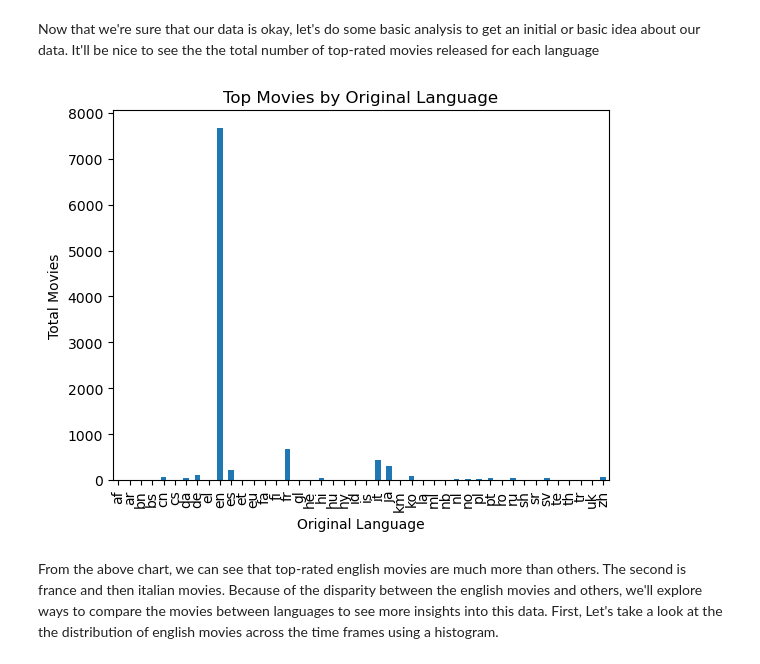
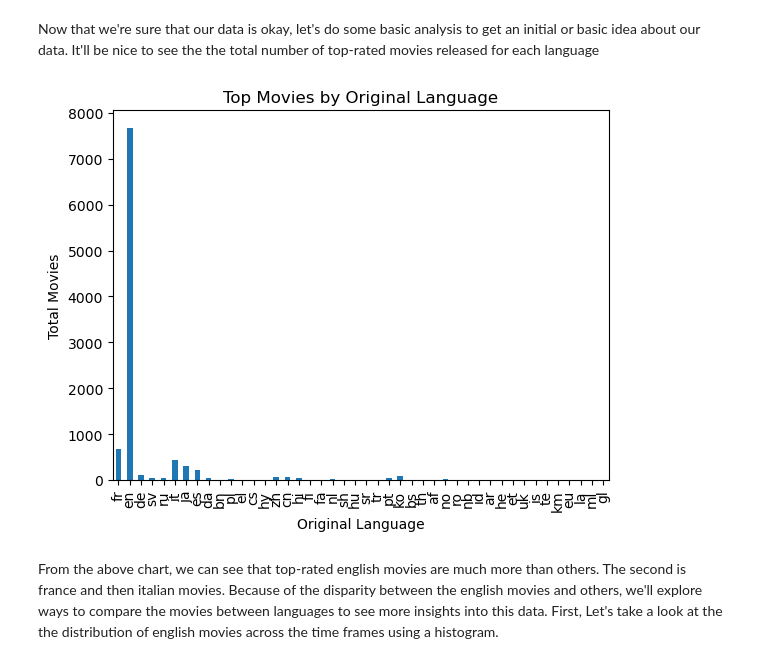
Before and after one commit to chikeibezim/analyzing-top-rated-movies, a Jupyter notebook: analyzing-all-time-top-rated-movies.ipynb, the cells around one changed output. Saved outputs shown, nothing was run; the diff lists cells and outputs as text; code cells hidden in the pictures.

Commit message:
Kaggle Notebook | Analyzing All-Time Top Rated Movies | Version 2

```diff
--- a/analyzing-all-time-top-rated-movies.ipynb
+++ b/analyzing-all-time-top-rated-movies.ipynb
@@ -73,15 +73,18 @@ Now that we're sure that our data is okay, let's do some basic analysis to get a
 # %%
 import numpy as np
 from matplotlib import pyplot as plt
 # - Create a pivot table that shows the total number of movies released for each langua
-movies_by_language = movies_df_sorted.groupby("original_language")["release_date"].count()
+movies_by_language = movies_df_sorted["original_language"].value_counts(sort=False)
+
+# The above can be re-written as:
+# print(movies_df_sorted.groupby("original_language")["release_date"].count())
 
 # - We can display this information in a bar chart
 movies_by_language.plot(kind="bar", xlabel="Original Language", ylabel="Total Movies", title="Top Movies by Original Language")
 
 plt.show()
 # %% [output]
-[figure, old version]
+[figure, new version]
 # %% [markdown]
 From the above chart, we can see that top-rated english movies are much more than others. The second is france and then italian movies. Because of the disparity between the english movies and others, we'll explore ways to compare the movies between languages to see  more insights into this data. First, Let's take a look at the the distribution of english movies across the time frames using a histogram.
 # %%
```
